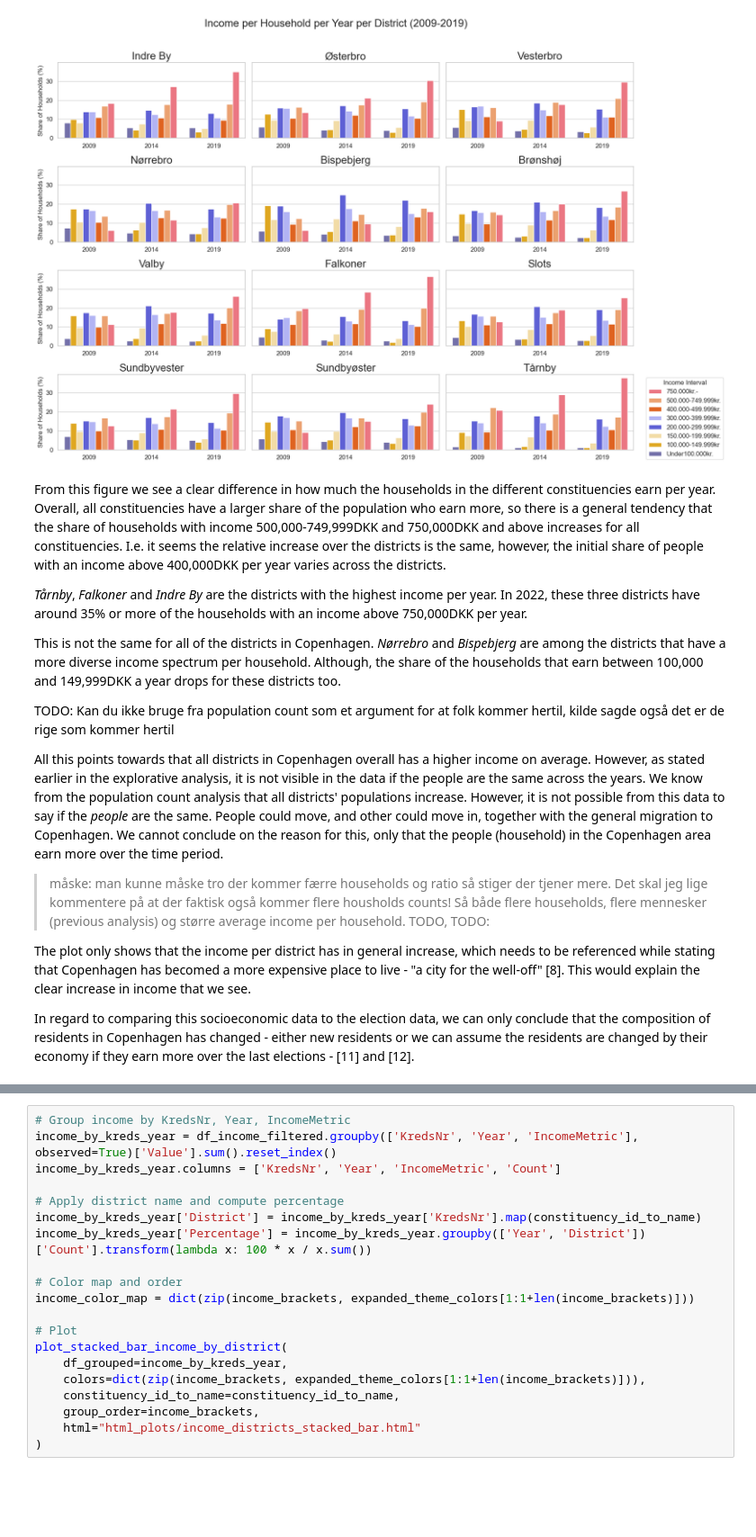
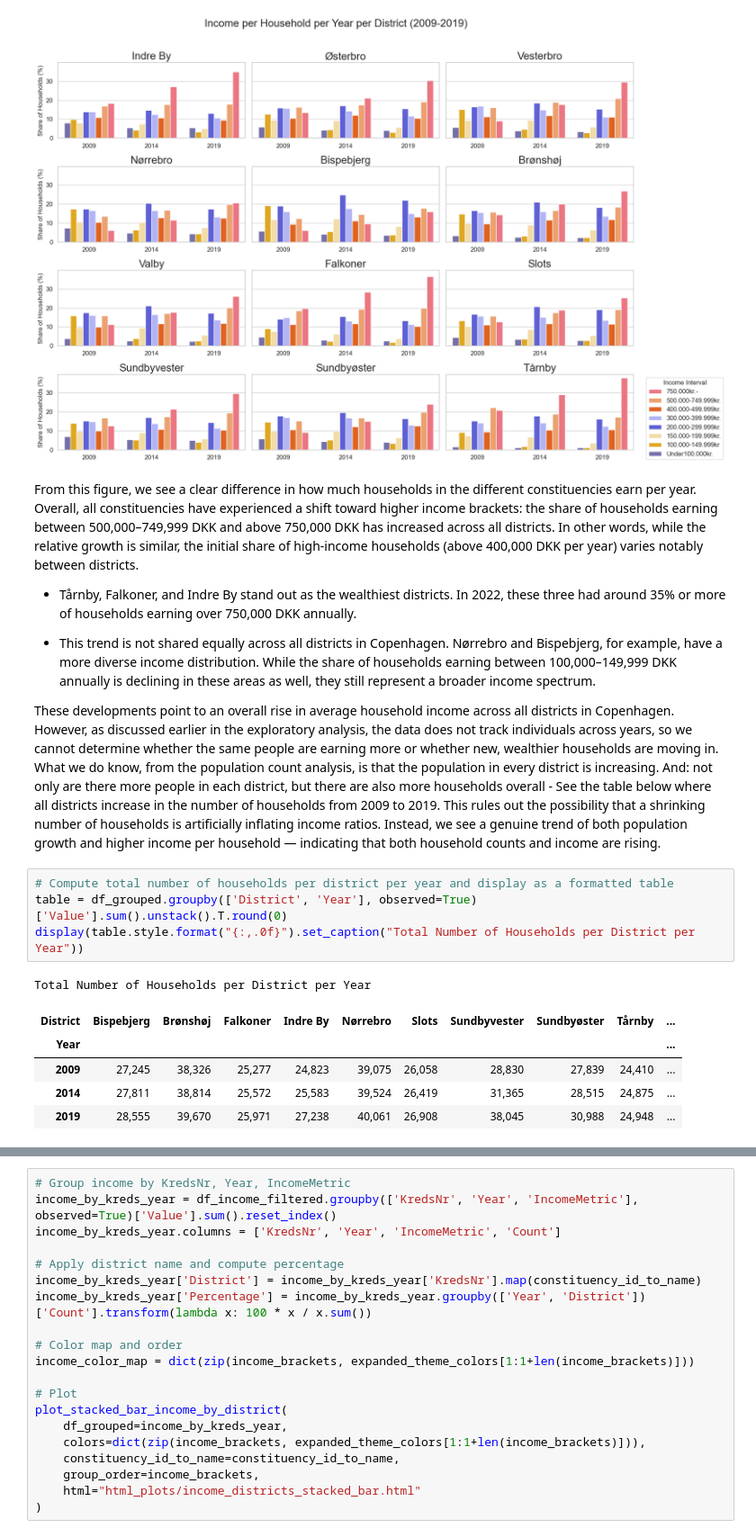
Before and after one commit to johannefranck/SocialData2025_FinalProject, a Jupyter notebook: Explainer_notebook.ipynb, the cells around one changed output, grey strips where cells are left out. Shown at 90% size. Drawn from its saved outputs; the diff is of its cells as text; blank space fills up the shorter version.

```diff
--- a/Explainer_notebook.ipynb
+++ b/Explainer_notebook.ipynb
@@ -1543,17 +1543,21 @@ plt.show()
 # %% [output]
 [figure]
 # %% [markdown]
-From this figure we see a clear difference in how much the households in the different constituencies earn per year. Overall, all constituencies have a larger share of the population who earn more, so there is a general tendency that the share of households with income 500,000-749,999DKK and 750,000DKK and above increases for all constituencies. I.e. it seems the relative increase over the districts is the same, however, the initial share of people with an income above 400,000DKK per year varies across the districts.
+From this figure, we see a clear difference in how much households in the different constituencies earn per year. Overall, all constituencies have experienced a shift toward higher income brackets: the share of households earning between 500,000–749,999 DKK and above 750,000 DKK has increased across all districts. In other words, while the relative growth is similar, the initial share of high-income households (above 400,000 DKK per year) varies notably between districts.
 
-*Tårnby*, *Falkoner* and *Indre By* are the districts with the highest income per year. In 2022, these three districts have around 35% or more of the households with an income above 750,000DKK per year.
+* Tårnby, Falkoner, and Indre By stand out as the wealthiest districts. In 2022, these three had around 35% or more of households earning over 750,000 DKK annually.
 
-This is not the same for all of the districts in Copenhagen. *Nørrebro* and *Bispebjerg* are among the districts that have a more diverse income spectrum per household. Although, the share of the households that earn between 100,000 and 149,999DKK a year drops for these districts too.
+* This trend is not shared equally across all districts in Copenhagen. Nørrebro and Bispebjerg, for example, have a more diverse income distribution. While the share of households earning between 100,000–149,999 DKK annually is declining in these areas as well, they still represent a broader income spectrum.
 
-TODO: Kan du ikke bruge fra population count som et argument for at folk kommer hertil, kilde sagde også det er de rige som kommer hertil
-
-All this points towards that all districts in Copenhagen overall has a higher income on average. However, as stated earlier in the explorative analysis, it is not visible in the data if the people are the same across the years. We know from the population count analysis that all districts' populations increase. However, it is not possible from this data to say if the *people* are the same. People could move, and other could move in, together with the general migration to Copenhagen. We cannot conclude on the reason for this, only that the people (household) in the Copenhagen area earn more over the time period.
-> måske: man kunne måske tro der kommer færre households og ratio så stiger der tjener mere. Det skal jeg lige kommentere på at der faktisk også kommer flere housholds counts! Så både flere households, flere mennesker (previous analysis) og større average income per household. TODO, TODO:
-
-The plot only shows that the income per district has in general increase, which needs to be referenced while stating that Copenhagen has becomed a more expensive place to live - "a city for the well-off" [8]. This would explain the clear increase in income that we see.
-
-In regard to comparing this socioeconomic data to the election data, we can only conclude that the composition of residents in Copenhagen has changed - either new residents or we can assume the residents are changed by their economy if they earn more over the last elections - [11] and [12].
+These developments point to an overall rise in average household income across all districts in Copenhagen. However, as discussed earlier in the exploratory analysis, the data does not track individuals across years, so we cannot determine whether the same people are earning more or whether new, wealthier households are moving in. What we do know, from the population count analysis, is that the population in every district is increasing. And: not only are there more people in each district, but there are also more households overall - See the table below where all districts increase in the number of households from 2009 to 2019. This rules out the possibility that a shrinking number of households is artificially inflating income ratios. Instead, we see a genuine trend of both population growth and higher income per household — indicating that both household counts and income are rising.
+# %%
+# Compute total number of households per district per year and display as a formatted table
+table = df_grouped.groupby(['District', 'Year'], observed=True)['Value'].sum().unstack().T.round(0)
+display(table.style.format("{:,.0f}").set_caption("Total Number of Households per District per Year"))
+# %% [output]
+Total Number of Households per District per Year
+| District | Bispebjerg | Brønshøj | Falkoner | Indre By | Nørrebro | Slots | Sundbyvester | Sundbyøster | Tårnby | ... |
+| Year |  |  |  |  |  |  |  |  |  | ... |
+| 2009 | 27,245 | 38,326 | 25,277 | 24,823 | 39,075 | 26,058 | 28,830 | 27,839 | 24,410 | ... |
+| 2014 | 27,811 | 38,814 | 25,572 | 25,583 | 39,524 | 26,419 | 31,365 | 28,515 | 24,875 | ... |
+| 2019 | 28,555 | 39,670 | 25,971 | 27,238 | 40,061 | 26,908 | 38,045 | 30,988 | 24,948 | ... |
```
Also changed, not shown: parts of 4 cells of this notebook, 26 other files.
